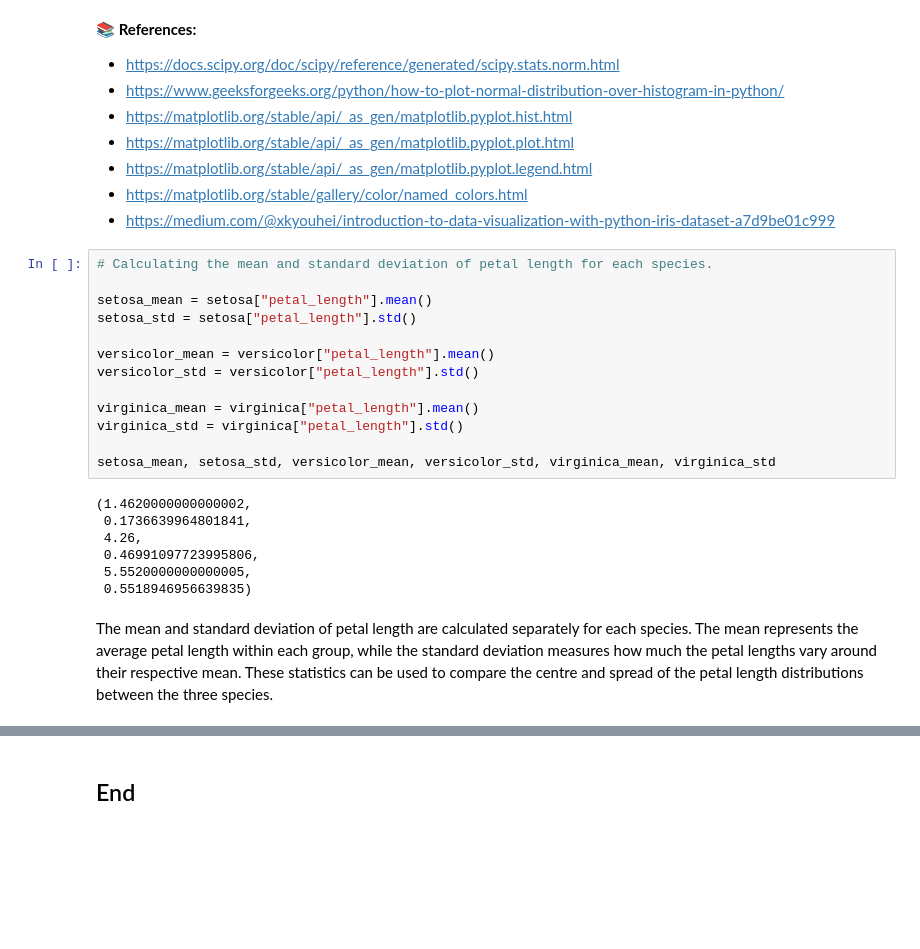
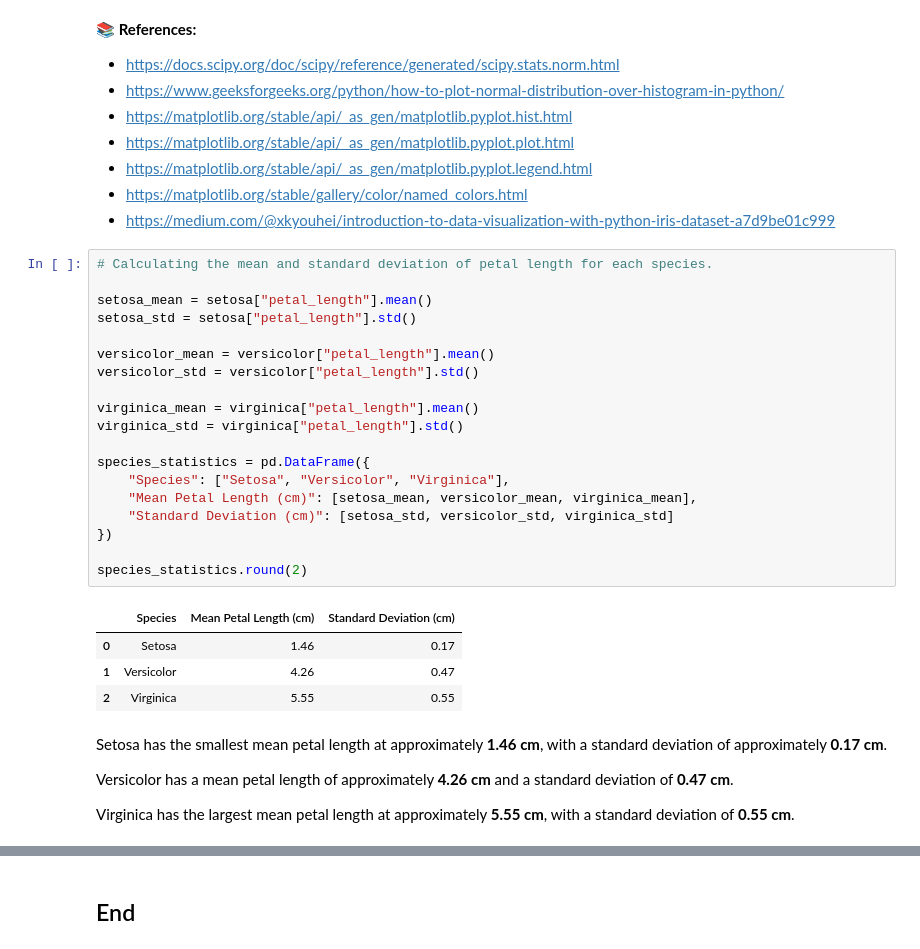
Before and after one commit to tihana-gray/applied_statistics, a Jupyter notebook: problems.ipynb, the cells around one changed output, grey strips where cells are left out. Drawn from its saved outputs; the diff is of its cells as text; blank space fills up the shorter version.

Commit message:
mean and standard deviation + markdown update for better clarity

```diff
--- a/problems.ipynb
+++ b/problems.ipynb
@@ -184,25 +184,33 @@ plt.show()
 # %%
 # Calculating the mean and standard deviation of petal length for each species.
 
 setosa_mean = setosa["petal_length"].mean()
 setosa_std = setosa["petal_length"].std()
 
 versicolor_mean = versicolor["petal_length"].mean()
 versicolor_std = versicolor["petal_length"].std()
 
 virginica_mean = virginica["petal_length"].mean()
 virginica_std = virginica["petal_length"].std()
 
-setosa_mean, setosa_std, versicolor_mean, versicolor_std, virginica_mean, virginica_std
+species_statistics = pd.DataFrame({
+    "Species": ["Setosa", "Versicolor", "Virginica"],
+    "Mean Petal Length (cm)": [setosa_mean, versicolor_mean, virginica_mean],
+    "Standard Deviation (cm)": [setosa_std, versicolor_std, virginica_std]
+})
+
+species_statistics.round(2)
 # %% [output]
-(1.4620000000000002,
- 0.1736639964801841,
- 4.26,
- 0.46991097723995806,
- 5.5520000000000005,
- 0.5518946956639835)
+|  | Species | Mean Petal Length (cm) | Standard Deviation (cm) |
+| 0 | Setosa | 1.46 | 0.17 |
+| 1 | Versicolor | 4.26 | 0.47 |
+| 2 | Virginica | 5.55 | 0.55 |
 # %% [markdown]
-The mean and standard deviation of petal length are calculated separately for each species. The mean represents the average petal length within each group, while the standard deviation measures how much the petal lengths vary around their respective mean. These statistics can be used to compare the centre and spread of the petal length distributions between the three species.
+Setosa has the smallest mean petal length at approximately **1.46 cm**, with a standard deviation of approximately **0.17 cm**.
+
+Versicolor has a mean petal length of approximately **4.26 cm** and a standard deviation of **0.47 cm**.
+
+Virginica has the largest mean petal length at approximately **5.55 cm**, with a standard deviation of **0.55 cm**.
 # %% [markdown]
 **📚 References:**
 
```
Also changed, not shown: parts of 1 cell of this notebook.
